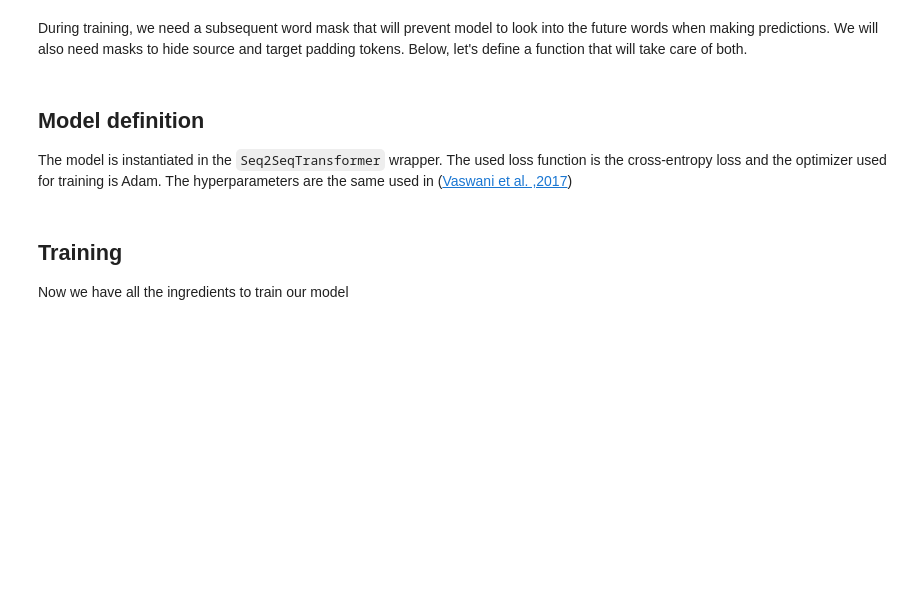
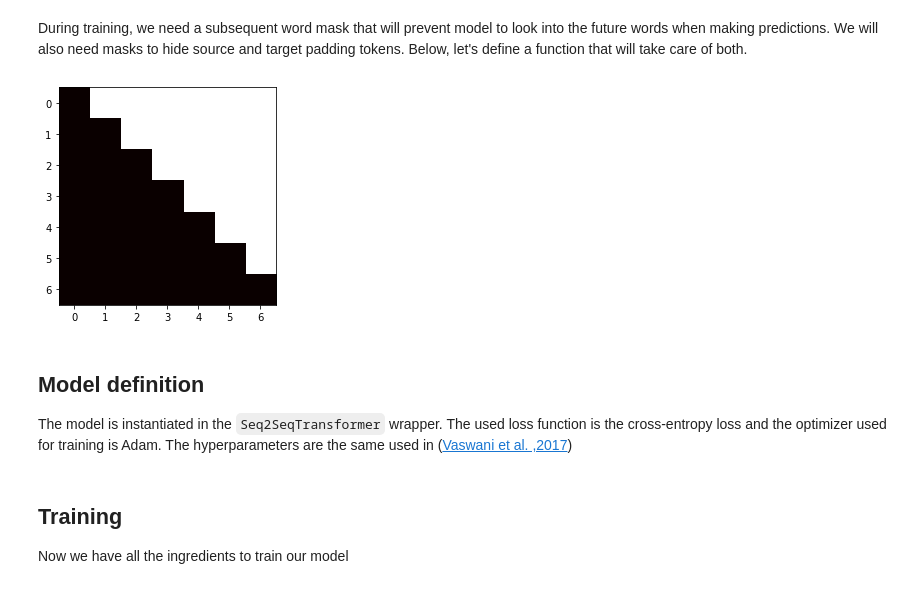
Before and after one commit to ciodar/GEC_Methods, a Jupyter notebook: gec_transformer.ipynb, the cells around one changed output. Drawn from its saved outputs; the diff is of its cells as text; code cells hidden in the pictures; blank space fills up the shorter version.

Commit message:
Moved softmax to greedy search, added example of mask, added test with sacrebleu

```diff
--- a/gec_transformer.ipynb
+++ b/gec_transformer.ipynb
@@ -194,0 +189,4 @@ def collate_fn(batch):
+# %%
+text = ('Data Maining is awesome!','Data Mining is awesome!')
+src,tgt = collate_fn([text])
+print(src,tgt)
@@ -331,6 +343,12 @@ def create_mask(src, tgt):
     src_padding_mask = (src == PAD_IDX).transpose(0, 1)
     tgt_padding_mask = (tgt == PAD_IDX).transpose(0, 1)
     return src_mask, tgt_mask, src_padding_mask, tgt_padding_mask
+# %%
+example_mask = create_mask(src,tgt)
+_ = plt.imshow(example_mask[1].cpu(),cmap='hot')
+plt.show()
+# %% [output]
+[figure, added]
 # %% [markdown]
 ## Model definition
 <a id="3"></a>The model is instantiated in the ``Seq2SeqTransformer`` wrapper.
```
Also changed, not shown: parts of 16 cells of this notebook.
